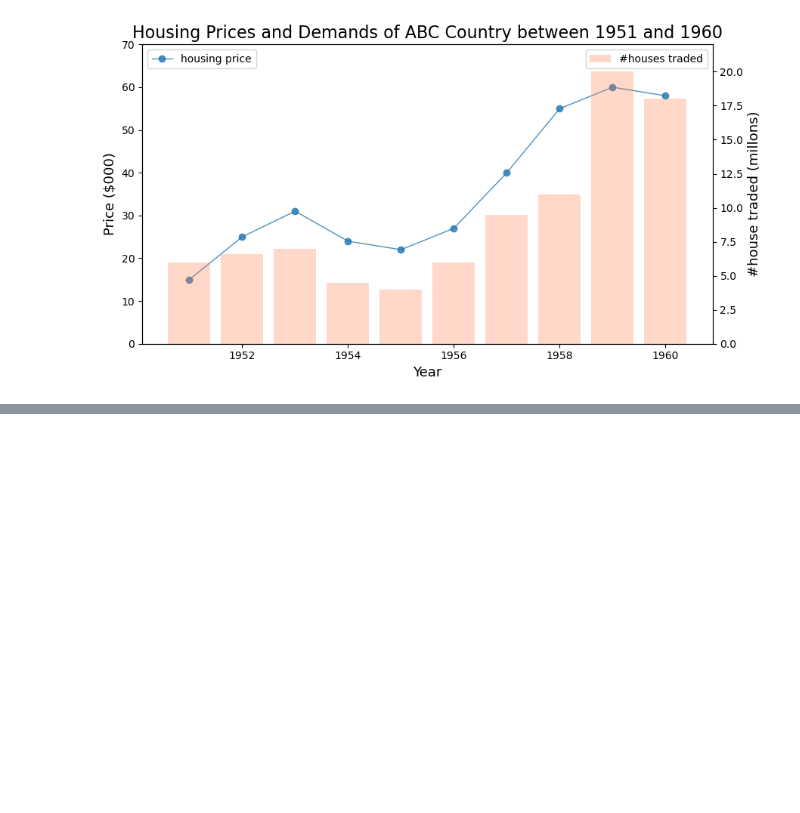
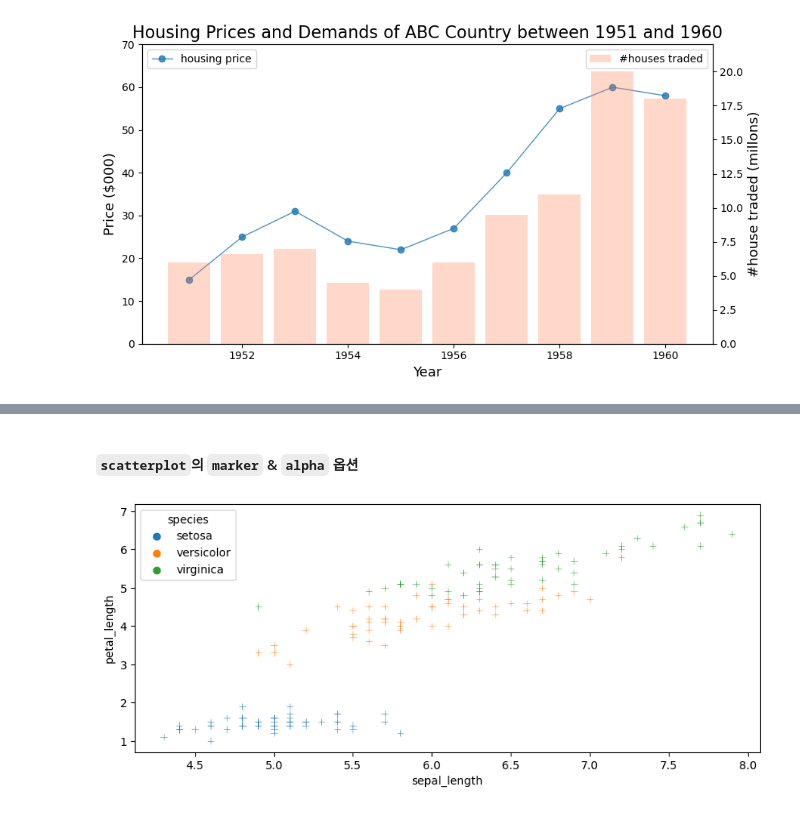
Before and after one commit to Jihwan98/aivle_school, a Jupyter notebook: pre_study/5. 정적 시각화.ipynb, the cells around one changed output, grey strips where cells are left out. Saved outputs shown, nothing was run; the diff lists cells and outputs as text; code cells hidden in the pictures; blank space fills up the shorter version.

```diff
--- a/pre_study/5. 정적 시각화.ipynb
+++ b/pre_study/5. 정적 시각화.ipynb
@@ -233,0 +312,16 @@ plt.show()
+# %% [markdown]
+#### `scatterplot`의 `marker` & `alpha` 옵션
+# %%
+plt.figure(figsize=(10, 4))
+sns.scatterplot(
+    x='sepal_length',
+    y='petal_length',
+    hue='species',
+    marker='+',
+    alpha=0.8,
+    data=df
+)
+
+plt.show()
+# %% [output]
+[figure, added]
```
Also changed, not shown: parts of 32 cells of this notebook.
